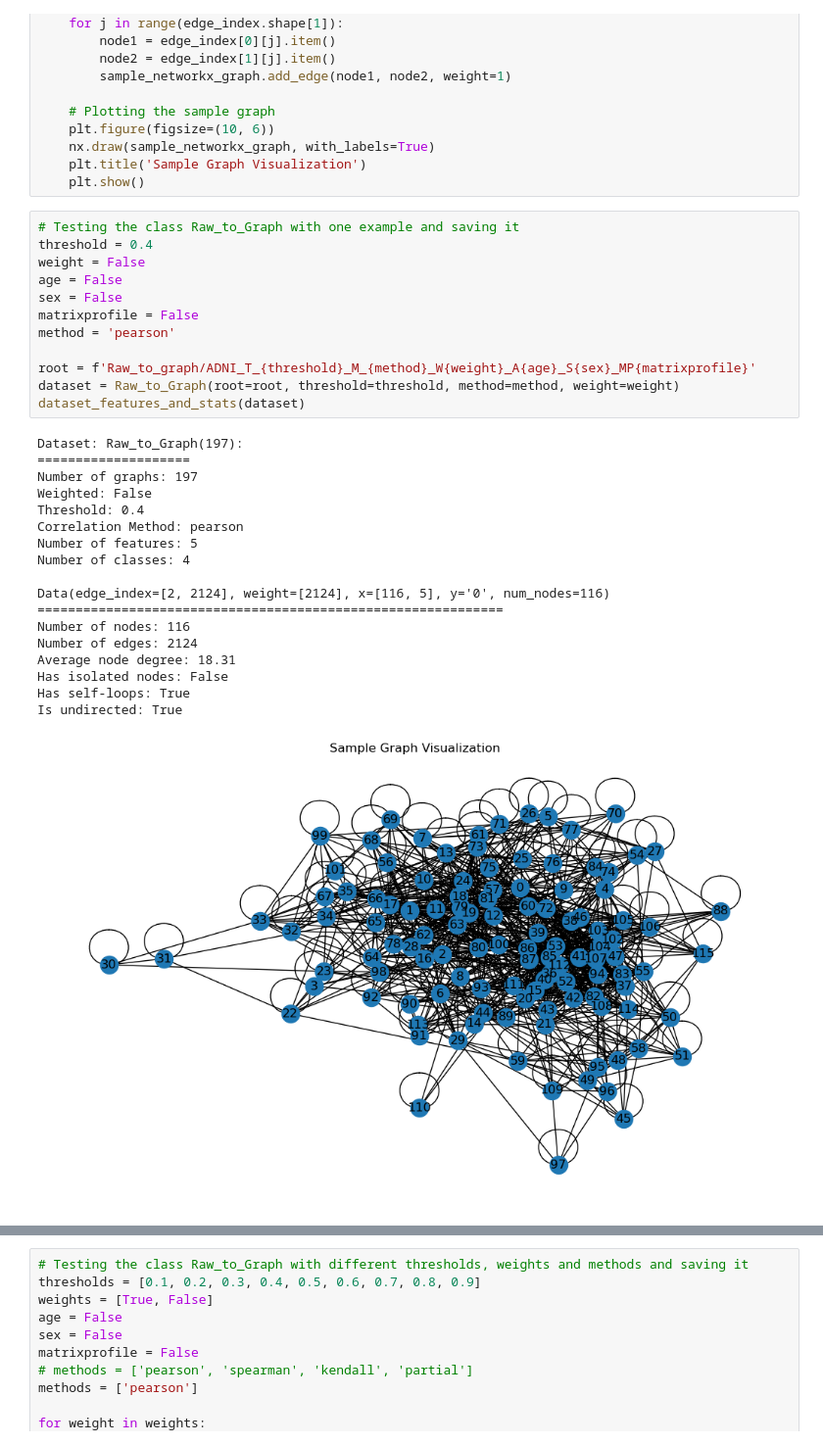
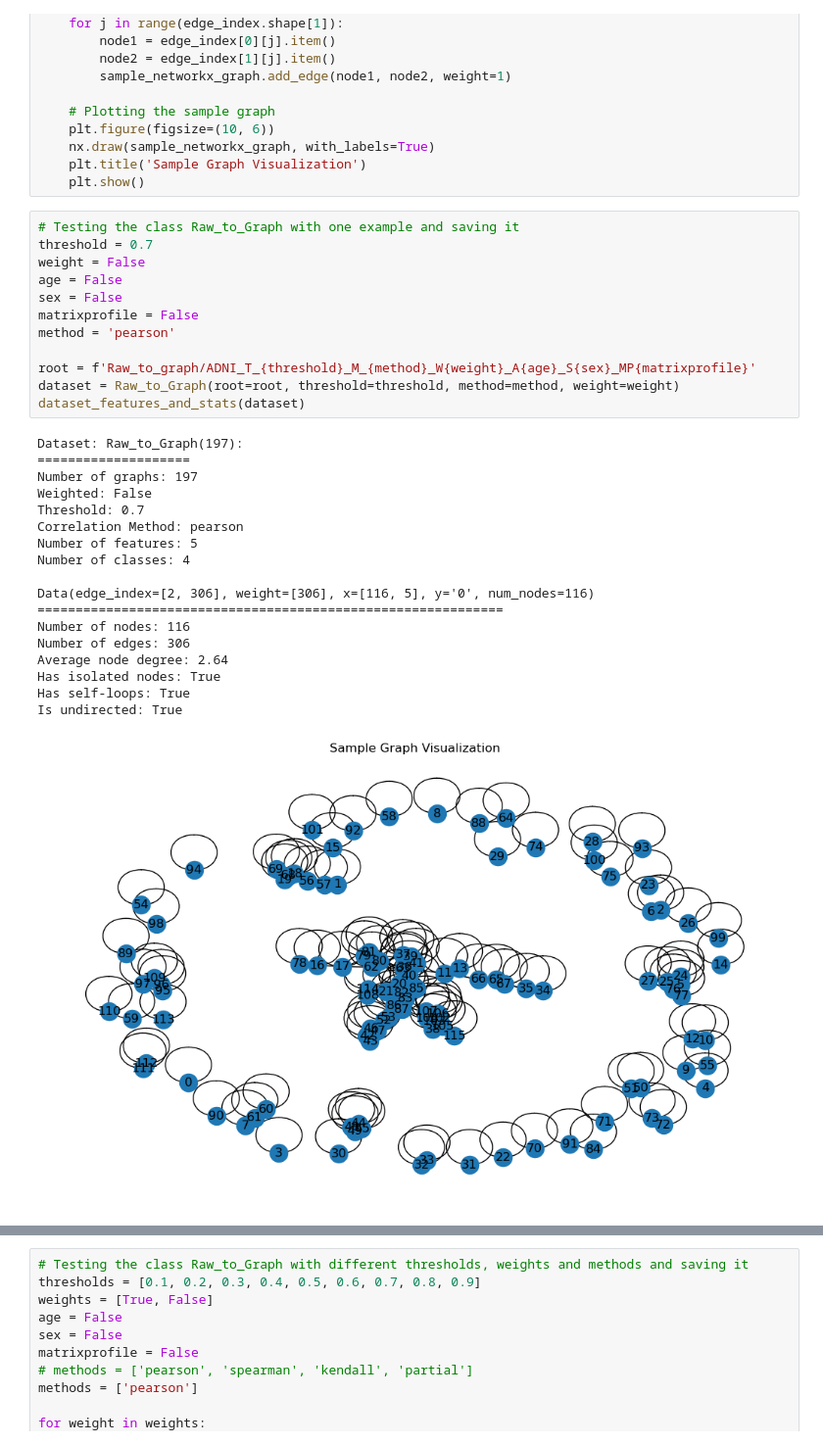
Before and after one commit to mathilde-cros/Bachelor_Thesis_Alzheimers_HGNN, a Jupyter notebook: Graph_Building.ipynb, the cells around one changed output, grey strips where cells are left out. Shown at 98% size. Drawn from its saved outputs; the diff is of its cells as text.

```diff
--- a/Graph_Building.ipynb
+++ b/Graph_Building.ipynb
@@ -228,32 +242,32 @@ def dataset_features_and_stats(dataset):
     plt.show()
 # %%
 # Testing the class Raw_to_Graph with one example and saving it
-threshold = 0.4
+threshold = 0.7
 weight = False
 age = False
 sex = False
 matrixprofile = False
 method = 'pearson'
 
 root = f'Raw_to_graph/ADNI_T_{threshold}_M_{method}_W{weight}_A{age}_S{sex}_MP{matrixprofile}'
 dataset = Raw_to_Graph(root=root, threshold=threshold, method=method, weight=weight)
 dataset_features_and_stats(dataset)
 # %% [output]
 Dataset: Raw_to_Graph(197):
 ====================
 Number of graphs: 197
 Weighted: False
-Threshold: 0.4
+Threshold: 0.7
 Correlation Method: pearson
 Number of features: 5
 Number of classes: 4
 
-Data(edge_index=[2, 2124], weight=[2124], x=[116, 5], y='0', num_nodes=116)
+Data(edge_index=[2, 306], weight=[306], x=[116, 5], y='0', num_nodes=116)
 =============================================================
 Number of nodes: 116
-Number of edges: 2124
-Average node degree: 18.31
-Has isolated nodes: False
+Number of edges: 306
+Average node degree: 2.64
+Has isolated nodes: True
 Has self-loops: True
 Is undirected: True
-[figure, old version]
+[figure, new version]
```
Also changed, not shown: parts of 5 cells of this notebook, 3 other files.
